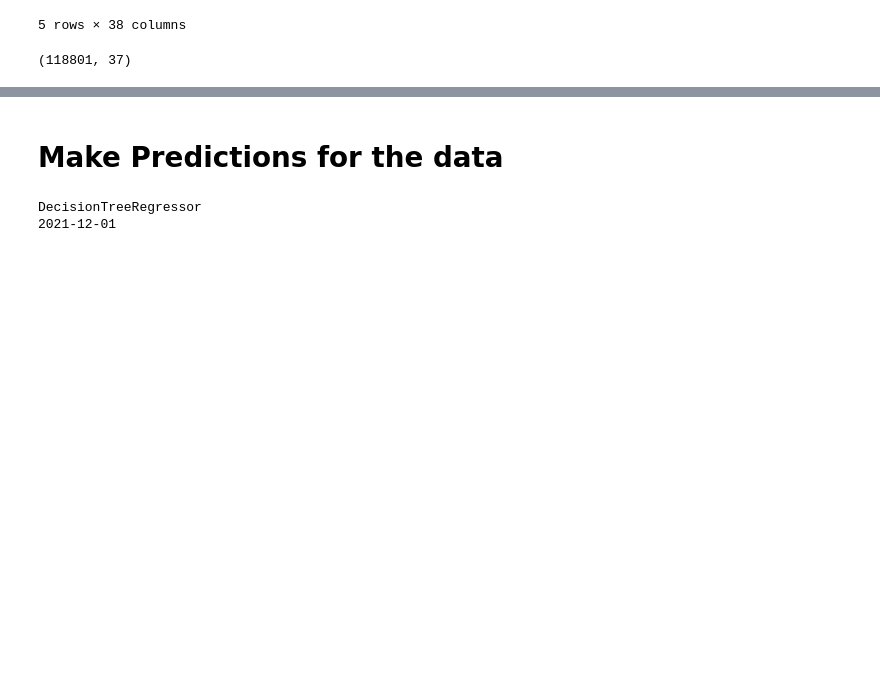
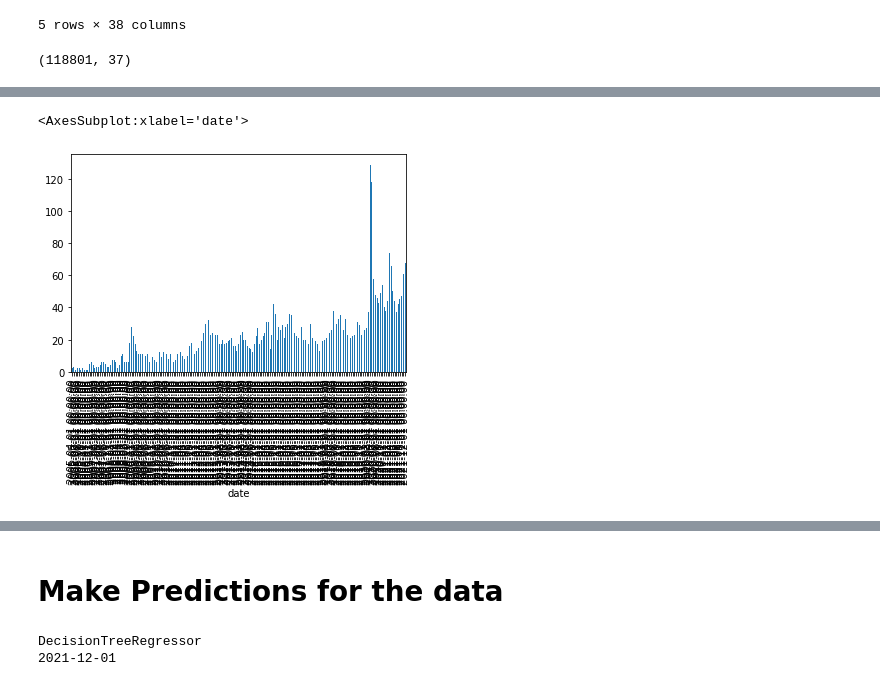
Before and after one commit to pedroteles17/IC_dados_fundos, a Jupyter notebook: modelagem.ipynb, the cells around one changed output, grey strips where cells are left out. Drawn from its saved outputs; the diff is of its cells as text; code cells hidden in the pictures; blank space fills up the shorter version.

```diff
--- a/modelagem.ipynb
+++ b/modelagem.ipynb
@@ -53,0 +58,14 @@ data.shape
+# %%
+data_outlier = data.drop(['codigo', 'dep_var', 'date'], axis = 1)
+
+clf = IsolationForest(random_state=42)
+
+clf.fit(data_outlier)
+
+outliers_predicted = clf.predict(data_outlier)
+
+data['scores'] = clf.decision_function(data_outlier)
+
+data['anomaly_score'] = clf.predict(data_outlier)
+
+data[data['anomaly_score']==-1].head()
@@ -53,0 +80,8 @@ data.shape
+# %%
+data_anomaly = data[data['anomaly_score']==-1]
+data_anomaly = data_anomaly.reset_index()
+# %%
+data_anomaly['date'].groupby(data_anomaly['date']).count().plot(kind="bar")
+# %% [output]
+<AxesSubplot:xlabel='date'>
+[figure, added]
```
Also changed, not shown: parts of 4 cells of this notebook, 26 other files.
